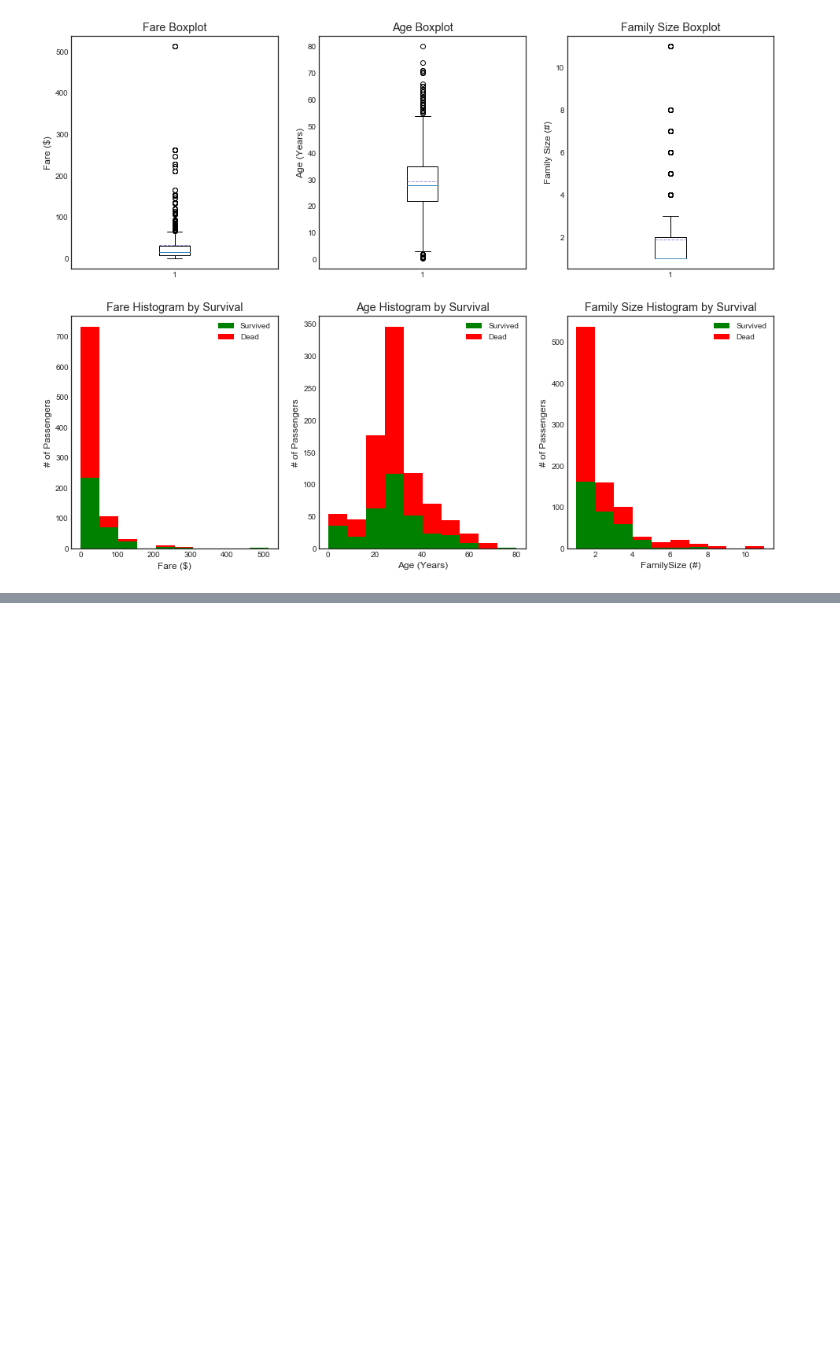
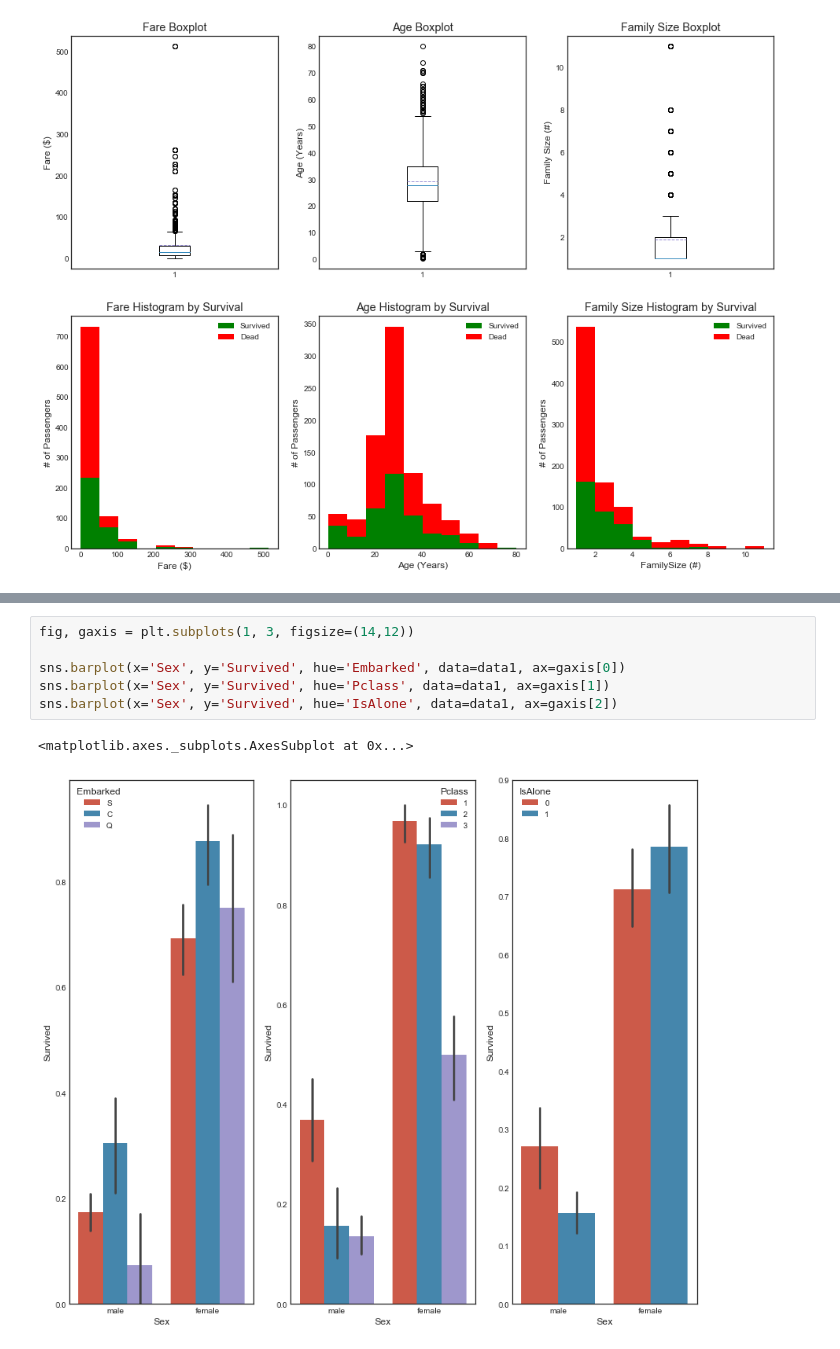
Before and after one commit to sebastienharinck/Courses, a Jupyter notebook: kaggle/titanic/titanic-machine-learning-from-disaster.ipynb, the cells around one changed output, grey strips where cells are left out. Cells and saved outputs as stored; diff of their text form; blank space fills up the shorter version.

```diff
--- a/kaggle/titanic/titanic-machine-learning-from-disaster.ipynb
+++ b/kaggle/titanic/titanic-machine-learning-from-disaster.ipynb
@@ -549,0 +571,9 @@ sns.barplot(x='I')
+# %%
+fig, gaxis = plt.subplots(1, 3, figsize=(14,12))
+
+sns.barplot(x='Sex', y='Survived', hue='Embarked', data=data1, ax=gaxis[0])
+sns.barplot(x='Sex', y='Survived', hue='Pclass', data=data1, ax=gaxis[1])
+sns.barplot(x='Sex', y='Survived', hue='IsAlone', data=data1, ax=gaxis[2])
+# %% [output]
+<matplotlib.axes._subplots.AxesSubplot at 0x...>
+[figure, added]
```
Also changed, not shown: parts of 8 cells of this notebook.
